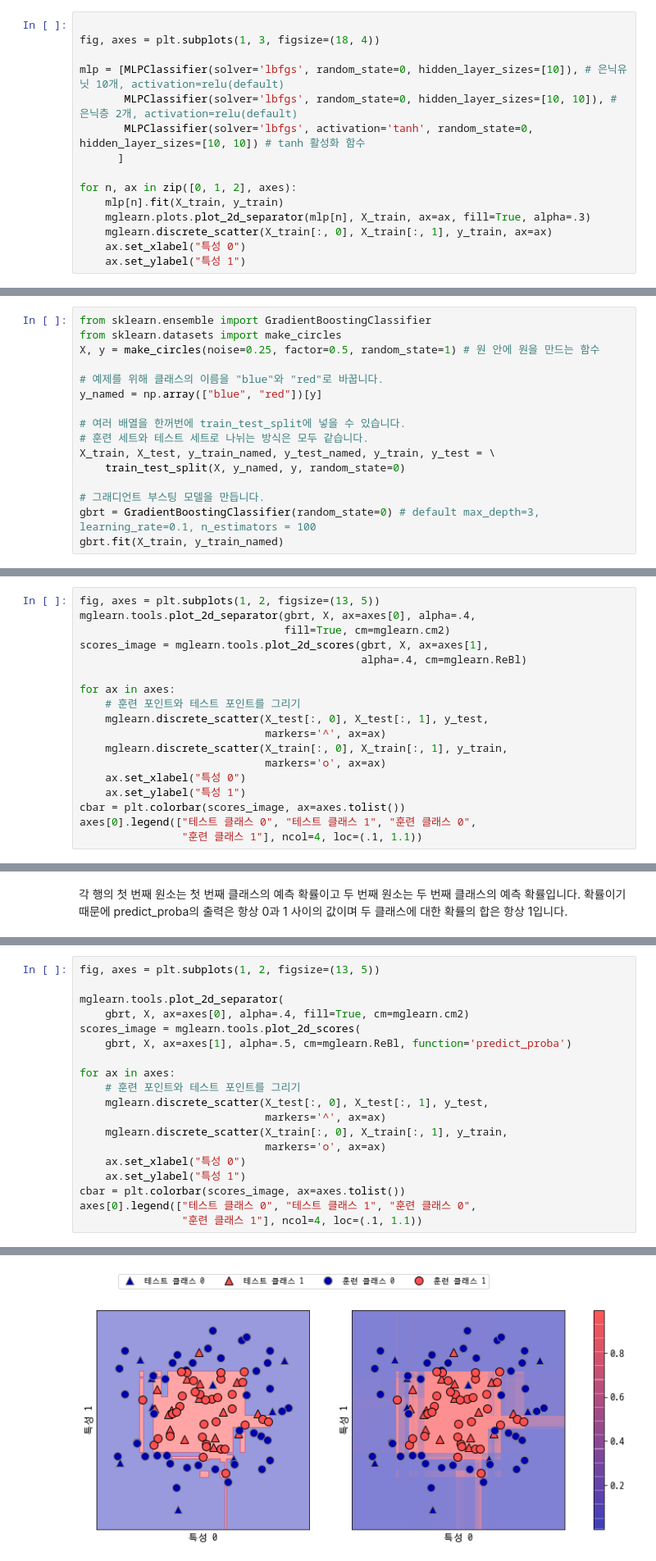
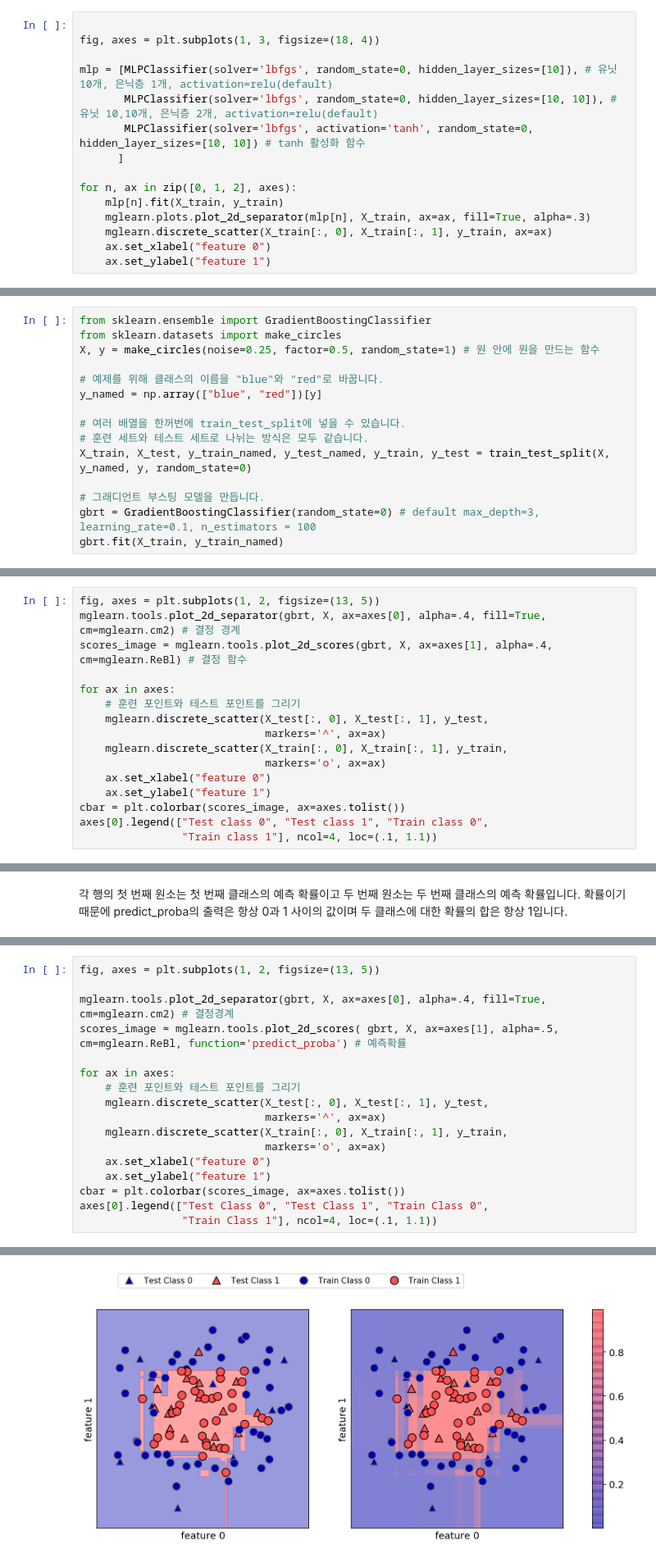
Before and after one commit to hopypark/Intro_ML, a Jupyter notebook: 02.supervised_learning_3.ipynb, the cells around one changed output, grey strips where cells are left out. Shown at 82% size. Saved outputs shown, nothing was run; the diff lists cells and outputs as text.

```diff
--- a/02.supervised_learning_3.ipynb
+++ b/02.supervised_learning_3.ipynb
@@ -124,8 +138,8 @@ Text(0,0.5,'특성 1')
 
 fig, axes = plt.subplots(1, 3, figsize=(18, 4))
 
-mlp = [MLPClassifier(solver='lbfgs', random_state=0, hidden_layer_sizes=[10]), # 은닉유닛 10개, activation=relu(default)
-       MLPClassifier(solver='lbfgs', random_state=0, hidden_layer_sizes=[10, 10]), # 은닉층 2개, activation=relu(default)
+mlp = [MLPClassifier(solver='lbfgs', random_state=0, hidden_layer_sizes=[10]), # 유닛 10개, 은닉층 1개, activation=relu(default)
+       MLPClassifier(solver='lbfgs', random_state=0, hidden_layer_sizes=[10, 10]), # 유닛 10,10개, 은닉층 2개, activation=relu(default)
        MLPClassifier(solver='lbfgs', activation='tanh', random_state=0, hidden_layer_sizes=[10, 10]) # tanh 활성화 함수
       ]
 
@@ -133,6 +147,6 @@ for n, ax in zip([0, 1, 2], axes):
     mlp[n].fit(X_train, y_train)
     mglearn.plots.plot_2d_separator(mlp[n], X_train, ax=ax, fill=True, alpha=.3)
     mglearn.discrete_scatter(X_train[:, 0], X_train[:, 1], y_train, ax=ax)
-    ax.set_xlabel("특성 0")
-    ax.set_ylabel("특성 1")
+    ax.set_xlabel("feature 0")
+    ax.set_ylabel("feature 1")
 # %% [output]
@@ -291,8 +308,7 @@ y_named = np.array(["blue", "red"])[y]
 
 # 여러 배열을 한꺼번에 train_test_split에 넣을 수 있습니다.
 # 훈련 세트와 테스트 세트로 나뉘는 방식은 모두 같습니다.
-X_train, X_test, y_train_named, y_test_named, y_train, y_test = \
-    train_test_split(X, y_named, y, random_state=0)
+X_train, X_test, y_train_named, y_test_named, y_train, y_test = train_test_split(X, y_named, y, random_state=0)
 
 # 그래디언트 부스팅 모델을 만듭니다.
 gbrt = GradientBoostingClassifier(random_state=0) # default max_depth=3, learning_rate=0.1, n_estimators = 100
@@ -380,10 +397,8 @@ decision_function의 출력 범위가 임의의 값이라 이해하긴 어렵습
 다음 예에서 2차원 평면의 모든 점에 대해 decision_function의 값을 색으로 표현하여 앞서 본 결정 경계와 함께 그래프로 나타내보겠습니다. 훈련 데이터는 원 모양이고 테스트 데이터는 삼각형입니다(그림 2-55).
 # %%
 fig, axes = plt.subplots(1, 2, figsize=(13, 5))
-mglearn.tools.plot_2d_separator(gbrt, X, ax=axes[0], alpha=.4,
-                                fill=True, cm=mglearn.cm2)
-scores_image = mglearn.tools.plot_2d_scores(gbrt, X, ax=axes[1],
-                                            alpha=.4, cm=mglearn.ReBl)
+mglearn.tools.plot_2d_separator(gbrt, X, ax=axes[0], alpha=.4, fill=True, cm=mglearn.cm2) # 결정 경계
+scores_image = mglearn.tools.plot_2d_scores(gbrt, X, ax=axes[1], alpha=.4, cm=mglearn.ReBl) # 결정 함수
 
 for ax in axes:
     # 훈련 포인트와 테스트 포인트를 그리기
@@ -391,10 +406,10 @@ for ax in axes:
                              markers='^', ax=ax)
     mglearn.discrete_scatter(X_train[:, 0], X_train[:, 1], y_train,
                              markers='o', ax=ax)
-    ax.set_xlabel("특성 0")
-    ax.set_ylabel("특성 1")
+    ax.set_xlabel("feature 0")
+    ax.set_ylabel("feature 1")
 cbar = plt.colorbar(scores_image, ax=axes.tolist())
-axes[0].legend(["테스트 클래스 0", "테스트 클래스 1", "훈련 클래스 0",
-                "훈련 클래스 1"], ncol=4, loc=(.1, 1.1))
+axes[0].legend(["Test class 0", "Test class 1", "Train class 0",
+                "Train class 1"], ncol=4, loc=(.1, 1.1))
 # %% [output]
 <matplotlib.legend.Legend at 0x...>
@@ -435,25 +450,23 @@ print("예측 확률:\n{}".format(gbrt.predict_proba(X_test[:6])))
 # %%
 fig, axes = plt.subplots(1, 2, figsize=(13, 5))
 
-mglearn.tools.plot_2d_separator(
-    gbrt, X, ax=axes[0], alpha=.4, fill=True, cm=mglearn.cm2)
-scores_image = mglearn.tools.plot_2d_scores(
-    gbrt, X, ax=axes[1], alpha=.5, cm=mglearn.ReBl, function='predict_proba')
+mglearn.tools.plot_2d_separator(gbrt, X, ax=axes[0], alpha=.4, fill=True, cm=mglearn.cm2) # 결정경계
+scores_image = mglearn.tools.plot_2d_scores( gbrt, X, ax=axes[1], alpha=.5, cm=mglearn.ReBl, function='predict_proba') # 예측확률
 
 for ax in axes:
     # 훈련 포인트와 테스트 포인트를 그리기
     mglearn.discrete_scatter(X_test[:, 0], X_test[:, 1], y_test,
                              markers='^', ax=ax)
     mglearn.discrete_scatter(X_train[:, 0], X_train[:, 1], y_train,
                              markers='o', ax=ax)
-    ax.set_xlabel("특성 0")
-    ax.set_ylabel("특성 1")
+    ax.set_xlabel("feature 0")
+    ax.set_ylabel("feature 1")
 cbar = plt.colorbar(scores_image, ax=axes.tolist())
-axes[0].legend(["테스트 클래스 0", "테스트 클래스 1", "훈련 클래스 0",
-                "훈련 클래스 1"], ncol=4, loc=(.1, 1.1))
+axes[0].legend(["Test Class 0", "Test Class 1", "Train Class 0",
+                "Train Class 1"], ncol=4, loc=(.1, 1.1))
 # %% [output]
 <matplotlib.legend.Legend at 0x...>
-[figure, old version]
+[figure, new version]
 # %% [markdown]
 그림 2-56.  그림 2-55의 그래디언트 부스팅 모델의 결정 경계(좌)와 예측 확률(우)
 
```
Also changed, not shown: parts of 23 cells of this notebook.
